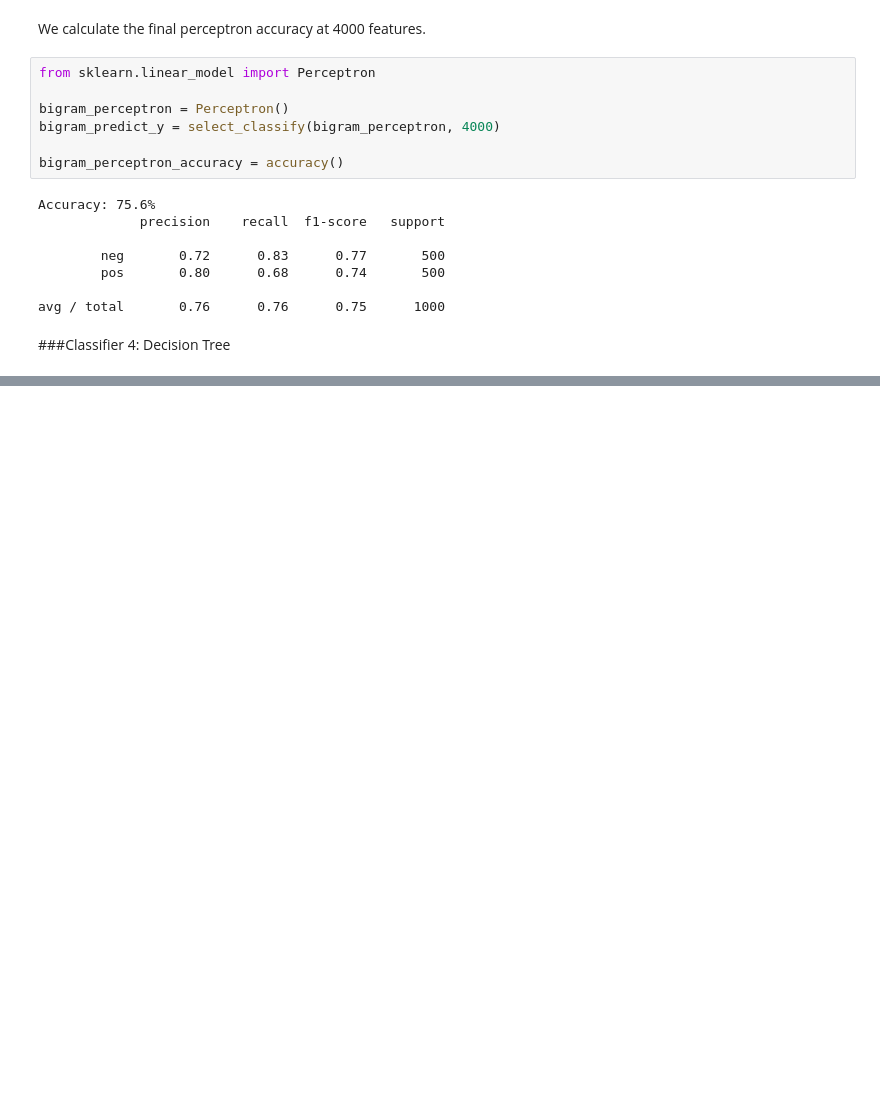
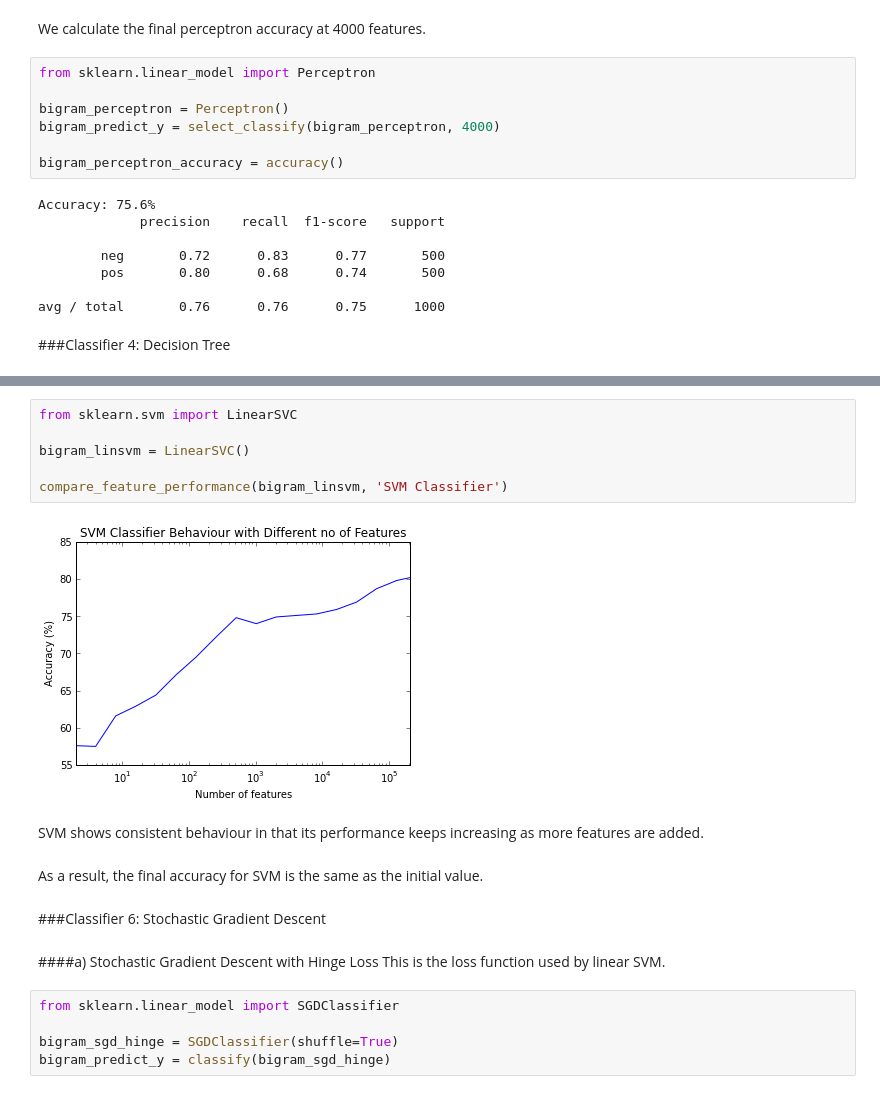
Before and after one commit to DJSagarAhire/Sentiment-Analysis-Comparative-Study, a Jupyter notebook: notebooks/03_Classification-Bigram-Presence.ipynb, the cells around one changed output, grey strips where cells are left out. Cells and saved outputs as stored; diff of their text form; blank space fills up the shorter version.

Commit message:
Completed bigram presence

```diff
--- a/notebooks/03_Classification-Bigram-Presence.ipynb
+++ b/notebooks/03_Classification-Bigram-Presence.ipynb
@@ -309,0 +327,22 @@ avg / total       0.76      0.76      0.75      1000
+# %%
+from sklearn.svm import LinearSVC
+
+bigram_linsvm = LinearSVC()
+
+compare_feature_performance(bigram_linsvm, 'SVM Classifier')
+# %% [output]
+[figure, added]
+# %% [markdown]
+SVM shows consistent behaviour in that its performance keeps increasing as more features are added.
+# %% [markdown]
+As a result, the final accuracy for SVM is the same as the initial value.
+# %% [markdown]
+###Classifier 6: Stochastic Gradient Descent
+# %% [markdown]
+####a) Stochastic Gradient Descent with Hinge Loss
+This is the loss function used by linear SVM.
+# %%
+from sklearn.linear_model import SGDClassifier
+
+bigram_sgd_hinge = SGDClassifier(shuffle=True)
+bigram_predict_y = classify(bigram_sgd_hinge)
```
Also changed, not shown: parts of 15 cells of this notebook.
